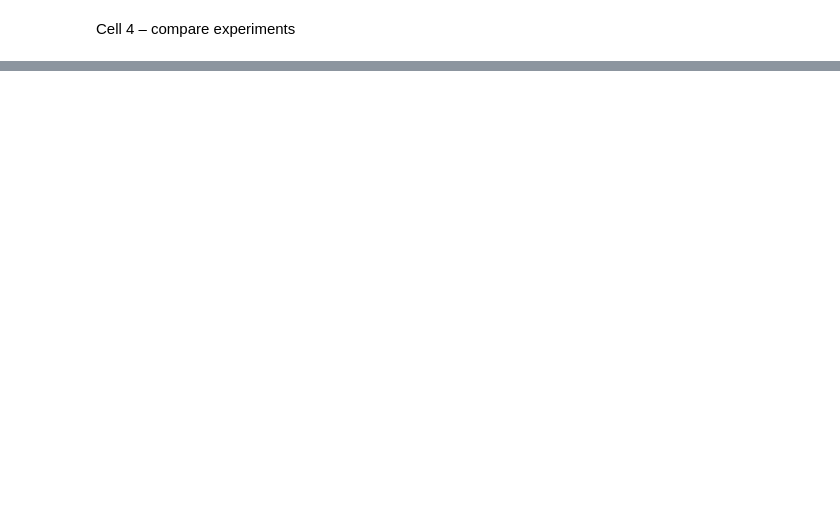
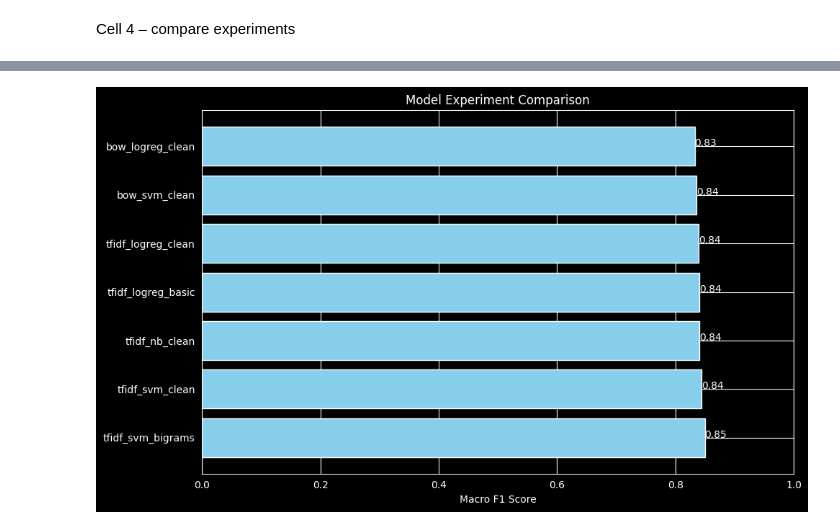
Before and after one commit to SparkDrago05/dm-news-nlp, a Jupyter notebook: notebooks/03_model_experiments.ipynb, the cells around one changed output, grey strips where cells are left out. Saved outputs shown, nothing was run; the diff lists cells and outputs as text; code cells hidden in the pictures; blank space fills up the shorter version.

```diff
--- a/notebooks/03_model_experiments.ipynb
+++ b/notebooks/03_model_experiments.ipynb
@@ -172,0 +248,15 @@ df_results
+# %%
+# Graphical comparison
+import matplotlib.pyplot as plt
+
+plt.figure(figsize=(10, 6))
+plt.barh(df_results['experiment'], df_results['macro_f1'], color='skyblue')
+plt.xlabel('Macro F1 Score')
+plt.title('Model Experiment Comparison')
+plt.xlim(0, 1)
+for index, value in enumerate(df_results['macro_f1']):
+    plt.text(value, index, f'{value:.2f}')
+plt.tight_layout()
+plt.show()
+# %% [output]
+[figure, added]
```
Also changed, not shown: parts of 8 cells of this notebook, 17 other files.
